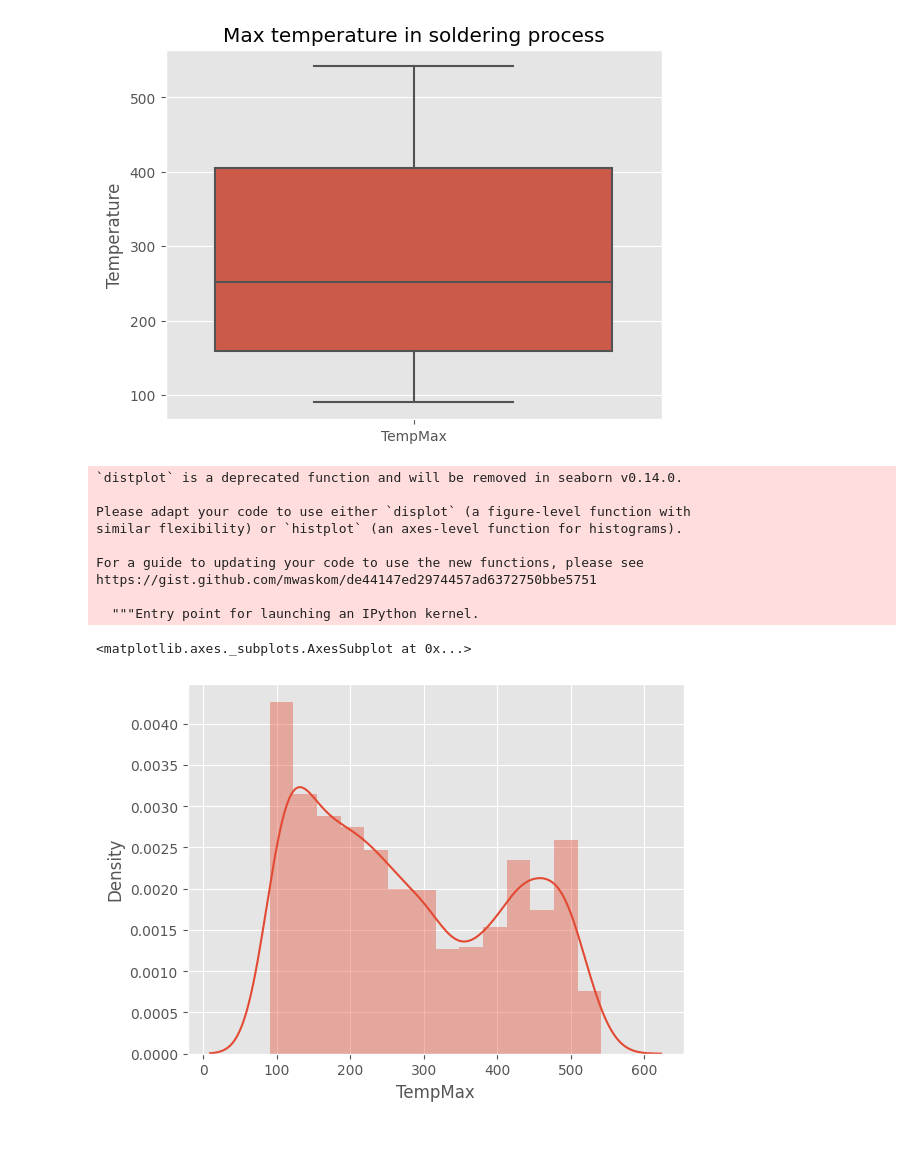
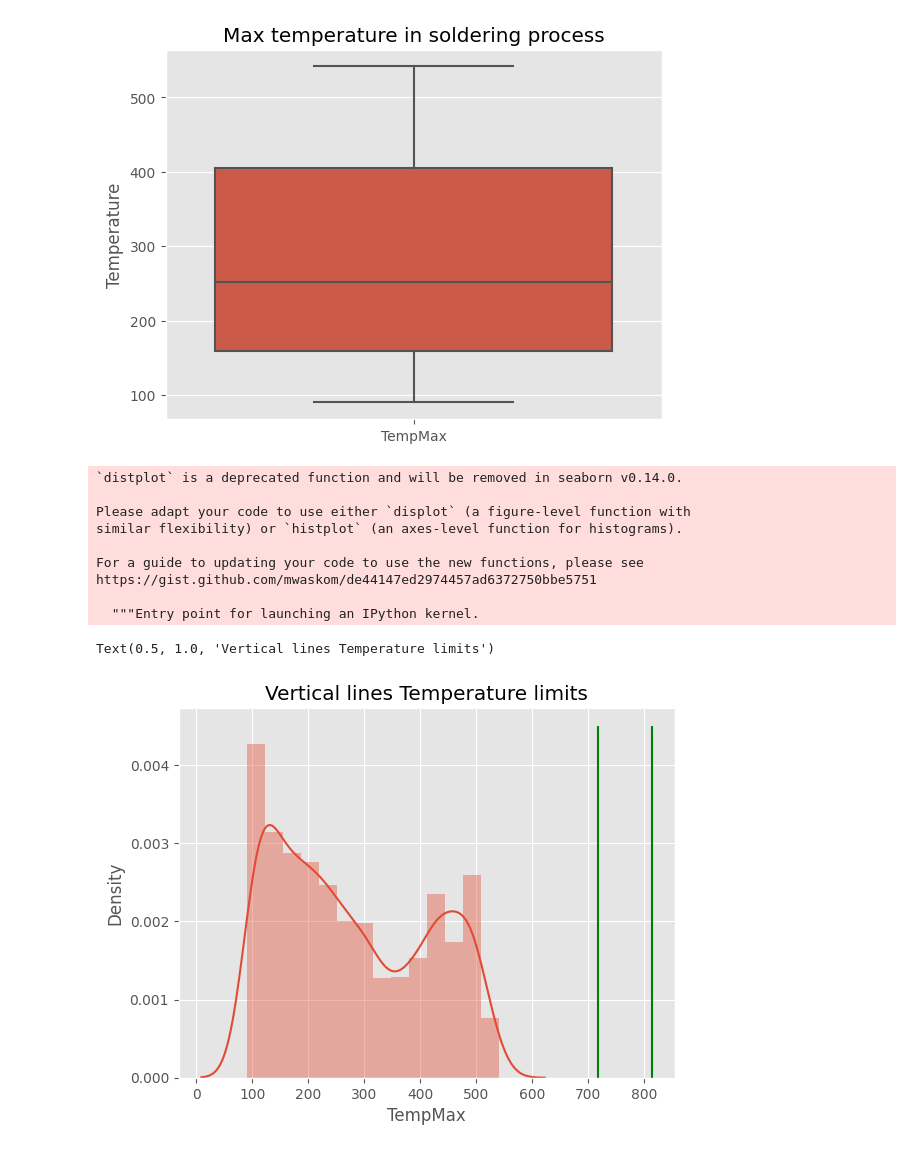
Before and after one commit to Caavalos/DMEGADE3, a Jupyter notebook: thermal.ipynb, the cells around one changed output. Cells and saved outputs as stored; diff of their text form; code cells hidden in the pictures.

```diff
--- a/thermal.ipynb
+++ b/thermal.ipynb
@@ -154,16 +134,21 @@ plt.show(block = True)
 [figure]
 # %%
 sns.distplot (df.TempMax)
+#plt.vlines('TempMax', [0], .0)
+# By using ``transform=vax.get_xaxis_transform()`` the y coordinates are scaled
+# such that 0 maps to the bottom of the axes and 1 to the top.
+plt.vlines([718,815], 0, .0045, colors='g')
+plt.title('Vertical lines Temperature limits')
 # %% [output]
 `distplot` is a deprecated function and will be removed in seaborn v0.14.0.
 
 Please adapt your code to use either `displot` (a figure-level function with
 similar flexibility) or `histplot` (an axes-level function for histograms).
 
 For a guide to updating your code to use the new functions, please see
 https://gist.github.com/mwaskom/de44147ed2974457ad6372750bbe5751
 
   """Entry point for launching an IPython kernel.
-<matplotlib.axes._subplots.AxesSubplot at 0x...>
+Text(0.5, 1.0, 'Vertical lines Temperature limits')
-[figure, old version]
+[figure, new version]
 # %%
```
Also changed, not shown: parts of 10 cells of this notebook.
